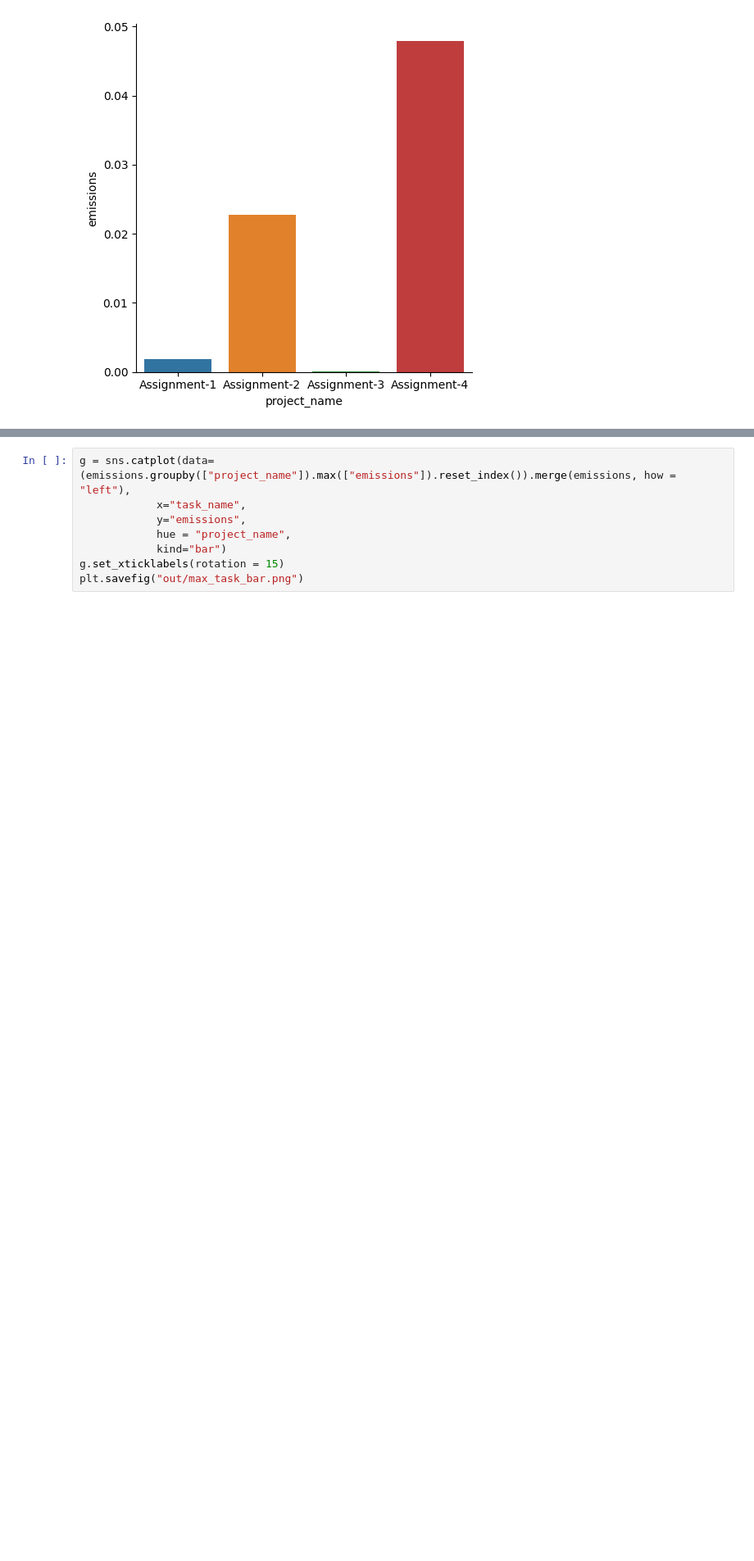
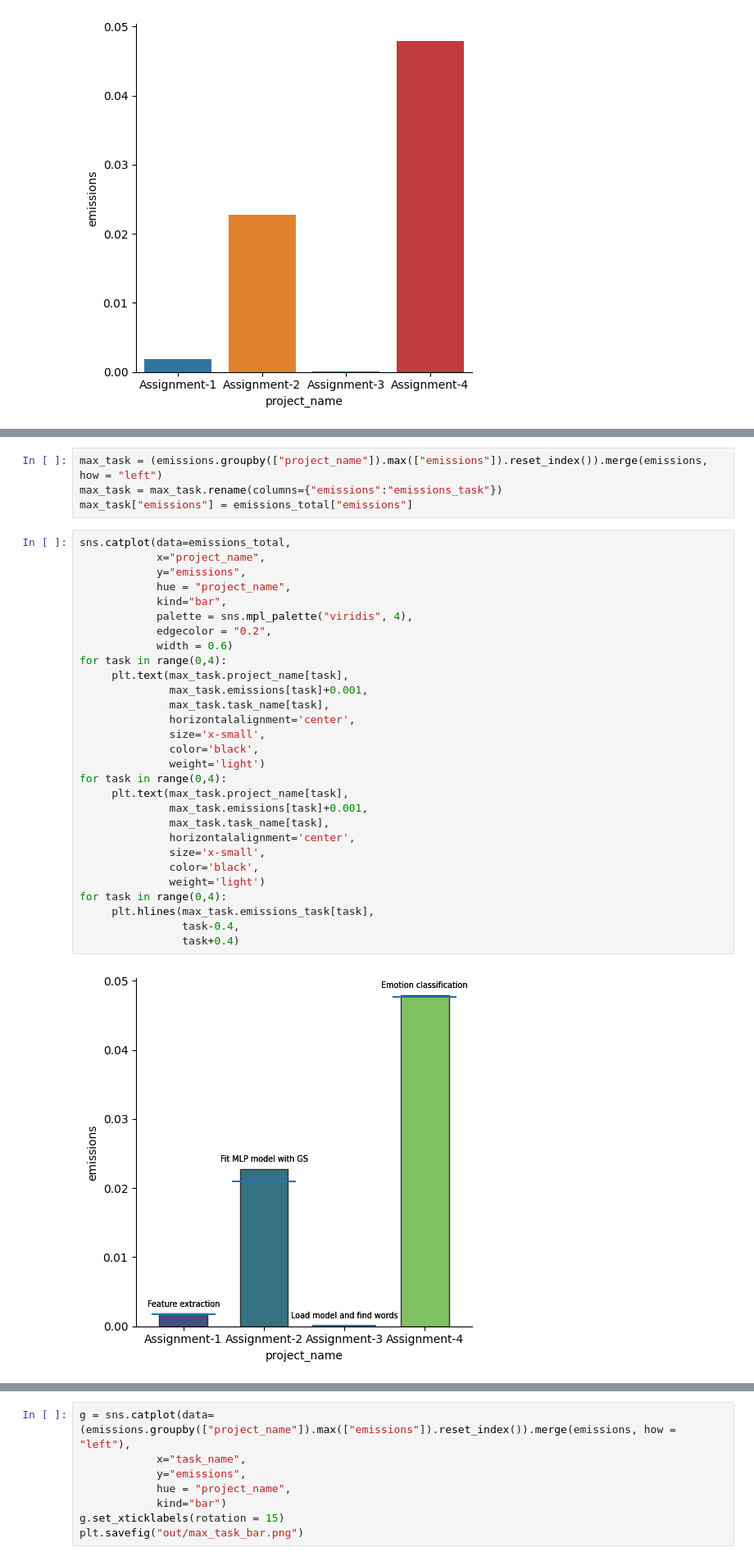
Before and after one commit to lrahbek/cds-lang-assignments, a Jupyter notebook: assignment-5/emissions.ipynb, the cells around one changed output, grey strips where cells are left out. Shown at 82% size. Saved outputs shown, nothing was run; the diff lists cells and outputs as text; blank space fills up the shorter version.

Commit message:
plots a5

```diff
--- a/assignment-5/emissions.ipynb
+++ b/assignment-5/emissions.ipynb
@@ -72,0 +79,35 @@ plt.savefig("out/total_em_bar.png")
+# %%
+max_task = (emissions.groupby(["project_name"]).max(["emissions"]).reset_index()).merge(emissions, how = "left")
+max_task = max_task.rename(columns={"emissions":"emissions_task"})
+max_task["emissions"] = emissions_total["emissions"]
+# %%
+sns.catplot(data=emissions_total,
+            x="project_name",
+            y="emissions",
+            hue = "project_name",
+            kind="bar",
+            palette = sns.mpl_palette("viridis", 4),
+            edgecolor = "0.2",
+            width = 0.6)
+for task in range(0,4):
+     plt.text(max_task.project_name[task],
+              max_task.emissions[task]+0.001,
+              max_task.task_name[task],
+              horizontalalignment='center',
+              size='x-small',
+              color='black',
+              weight='light')
+for task in range(0,4):
+     plt.text(max_task.project_name[task],
+              max_task.emissions[task]+0.001,
+              max_task.task_name[task],
+              horizontalalignment='center',
+              size='x-small',
+              color='black',
+              weight='light')
+for task in range(0,4):
+     plt.hlines(max_task.emissions_task[task],
+                task-0.4,
+                task+0.4)
+# %% [output]
+[figure, added]
```
Also changed, not shown: parts of 5 cells of this notebook.
